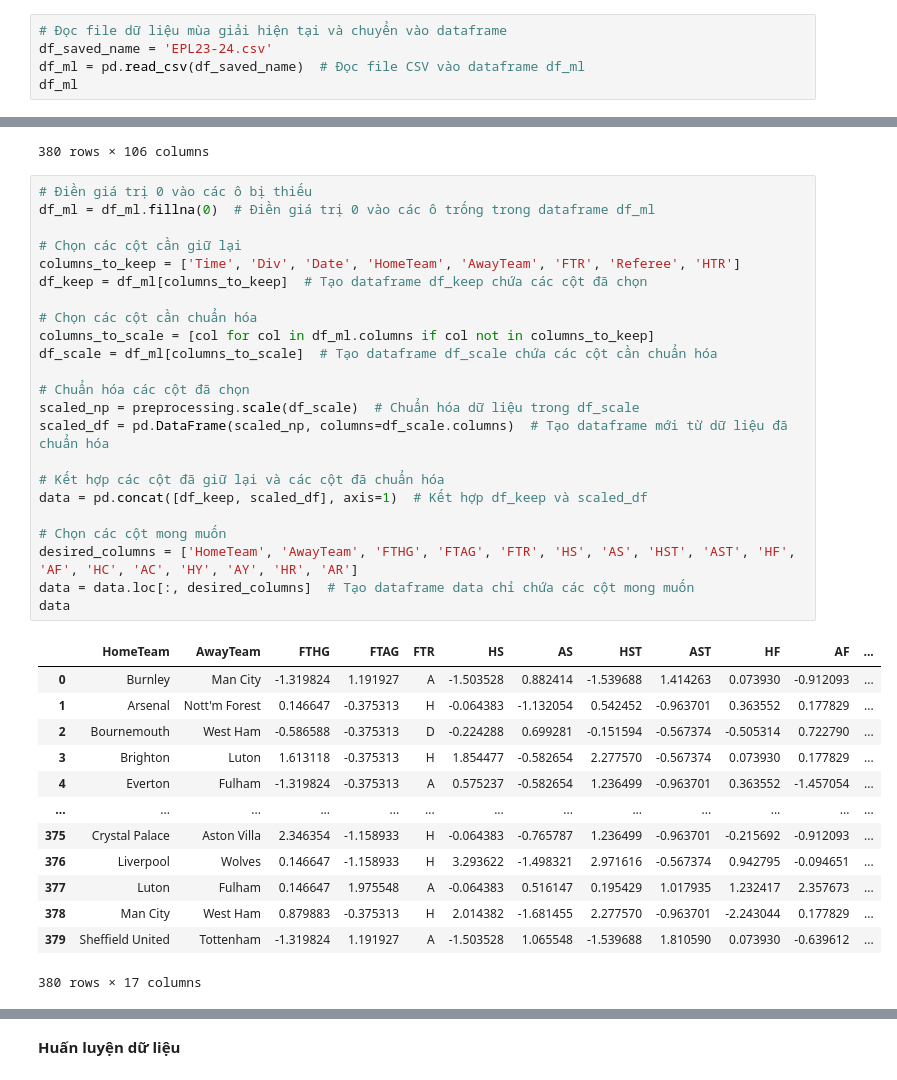
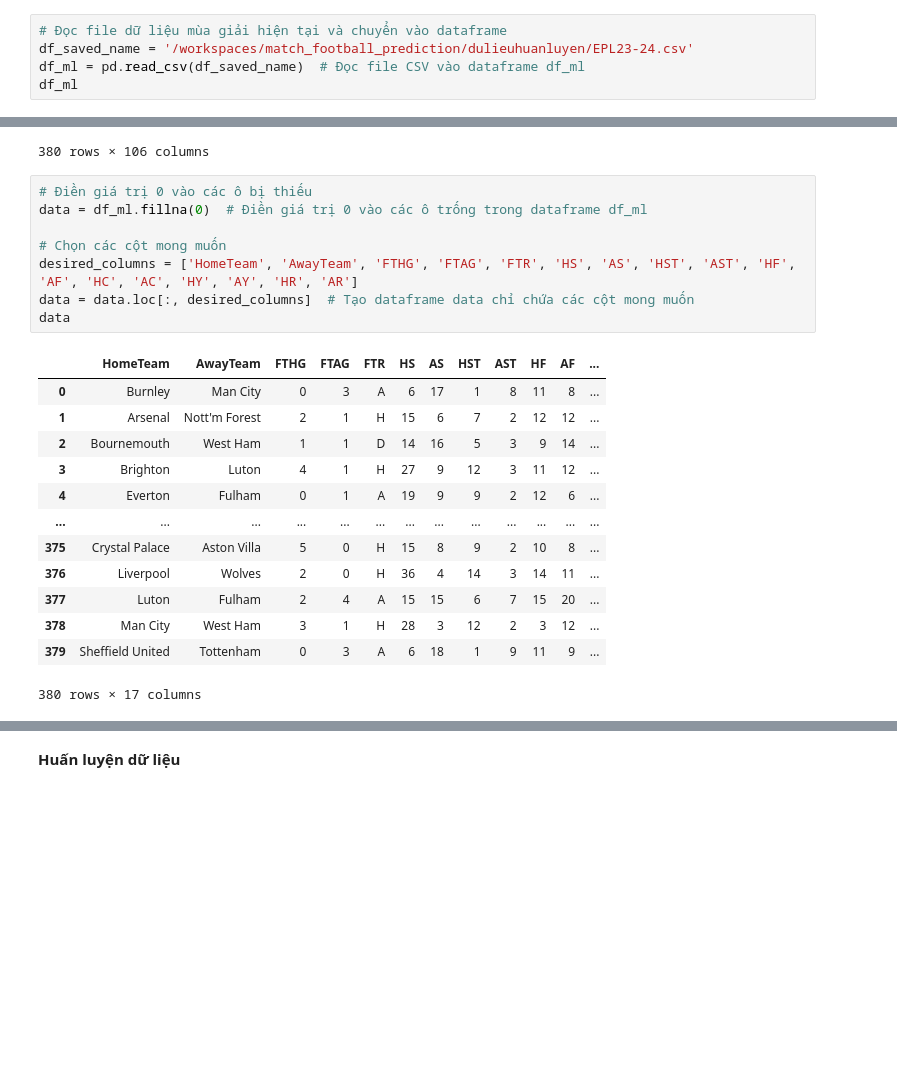
Before and after one commit to hoanghelloworld/match_football_prediction, a Jupyter notebook: train_models/EPL_train/all_models.ipynb, the cells around one changed output, grey strips where cells are left out. Saved outputs shown, nothing was run; the diff lists cells and outputs as text; blank space fills up the shorter version.

```diff
--- a/train_models/EPL_train/all_models.ipynb
+++ b/train_models/EPL_train/all_models.ipynb
@@ -6,7 +9,7 @@ import pandas as pd
 from data_processing import *
 # %%
 # Đọc file dữ liệu mùa giải hiện tại và chuyển vào dataframe
-df_saved_name = 'EPL23-24.csv'
+df_saved_name = '/workspaces/match_football_prediction/dulieuhuanluyen/EPL23-24.csv'
 df_ml = pd.read_csv(df_saved_name)  # Đọc file CSV vào dataframe df_ml
 df_ml
 # %% [output]
@@ -25,40 +28,25 @@ df_ml
 380 rows × 106 columns
 # %%
 # Điền giá trị 0 vào các ô bị thiếu
-df_ml = df_ml.fillna(0)  # Điền giá trị 0 vào các ô trống trong dataframe df_ml
-
-# Chọn các cột cần giữ lại
-columns_to_keep = ['Time', 'Div', 'Date', 'HomeTeam', 'AwayTeam', 'FTR', 'Referee', 'HTR']
-df_keep = df_ml[columns_to_keep]  # Tạo dataframe df_keep chứa các cột đã chọn
-
-# Chọn các cột cần chuẩn hóa
-columns_to_scale = [col for col in df_ml.columns if col not in columns_to_keep]
-df_scale = df_ml[columns_to_scale]  # Tạo dataframe df_scale chứa các cột cần chuẩn hóa
-
-# Chuẩn hóa các cột đã chọn
-scaled_np = preprocessing.scale(df_scale)  # Chuẩn hóa dữ liệu trong df_scale
-scaled_df = pd.DataFrame(scaled_np, columns=df_scale.columns)  # Tạo dataframe mới từ dữ liệu đã chuẩn hóa
-
-# Kết hợp các cột đã giữ lại và các cột đã chuẩn hóa
-data = pd.concat([df_keep, scaled_df], axis=1)  # Kết hợp df_keep và scaled_df
+data = df_ml.fillna(0)  # Điền giá trị 0 vào các ô trống trong dataframe df_ml
 
 # Chọn các cột mong muốn
 desired_columns = ['HomeTeam', 'AwayTeam', 'FTHG', 'FTAG', 'FTR', 'HS', 'AS', 'HST', 'AST', 'HF', 'AF', 'HC', 'AC', 'HY', 'AY', 'HR', 'AR']
 data = data.loc[:, desired_columns]  # Tạo dataframe data chỉ chứa các cột mong muốn
 data
 # %% [output]
 |  | HomeTeam | AwayTeam | FTHG | FTAG | FTR | HS | AS | HST | AST | HF | AF | ... |
-| 0 | Burnley | Man City | -1.319824 | 1.191927 | A | -1.503528 | 0.882414 | -1.539688 | 1.414263 | 0.073930 | -0.912093 | ... |
-| 1 | Arsenal | Nott'm Forest | 0.146647 | -0.375313 | H | -0.064383 | -1.132054 | 0.542452 | -0.963701 | 0.363552 | 0.177829 | ... |
-| 2 | Bournemouth | West Ham | -0.586588 | -0.375313 | D | -0.224288 | 0.699281 | -0.151594 | -0.567374 | -0.505314 | 0.722790 | ... |
-| 3 | Brighton | Luton | 1.613118 | -0.375313 | H | 1.854477 | -0.582654 | 2.277570 | -0.567374 | 0.073930 | 0.177829 | ... |
-| 4 | Everton | Fulham | -1.319824 | -0.375313 | A | 0.575237 | -0.582654 | 1.236499 | -0.963701 | 0.363552 | -1.457054 | ... |
+| 0 | Burnley | Man City | 0 | 3 | A | 6 | 17 | 1 | 8 | 11 | 8 | ... |
+| 1 | Arsenal | Nott'm Forest | 2 | 1 | H | 15 | 6 | 7 | 2 | 12 | 12 | ... |
+| 2 | Bournemouth | West Ham | 1 | 1 | D | 14 | 16 | 5 | 3 | 9 | 14 | ... |
+| 3 | Brighton | Luton | 4 | 1 | H | 27 | 9 | 12 | 3 | 11 | 12 | ... |
+| 4 | Everton | Fulham | 0 | 1 | A | 19 | 9 | 9 | 2 | 12 | 6 | ... |
 | ... | ... | ... | ... | ... | ... | ... | ... | ... | ... | ... | ... | ... |
-| 375 | Crystal Palace | Aston Villa | 2.346354 | -1.158933 | H | -0.064383 | -0.765787 | 1.236499 | -0.963701 | -0.215692 | -0.912093 | ... |
-| 376 | Liverpool | Wolves | 0.146647 | -1.158933 | H | 3.293622 | -1.498321 | 2.971616 | -0.567374 | 0.942795 | -0.094651 | ... |
-| 377 | Luton | Fulham | 0.146647 | 1.975548 | A | -0.064383 | 0.516147 | 0.195429 | 1.017935 | 1.232417 | 2.357673 | ... |
-| 378 | Man City | West Ham | 0.879883 | -0.375313 | H | 2.014382 | -1.681455 | 2.277570 | -0.963701 | -2.243044 | 0.177829 | ... |
-| 379 | Sheffield United | Tottenham | -1.319824 | 1.191927 | A | -1.503528 | 1.065548 | -1.539688 | 1.810590 | 0.073930 | -0.639612 | ... |
+| 375 | Crystal Palace | Aston Villa | 5 | 0 | H | 15 | 8 | 9 | 2 | 10 | 8 | ... |
+| 376 | Liverpool | Wolves | 2 | 0 | H | 36 | 4 | 14 | 3 | 14 | 11 | ... |
+| 377 | Luton | Fulham | 2 | 4 | A | 15 | 15 | 6 | 7 | 15 | 20 | ... |
+| 378 | Man City | West Ham | 3 | 1 | H | 28 | 3 | 12 | 2 | 3 | 12 | ... |
+| 379 | Sheffield United | Tottenham | 0 | 3 | A | 6 | 18 | 1 | 9 | 11 | 9 | ... |
 380 rows × 17 columns
 # %%
 # Đọc file dữ liệu mùa giải trước và chuyển vào dataframe
```
Also changed, not shown: parts of 11 cells of this notebook, 8 other files.
